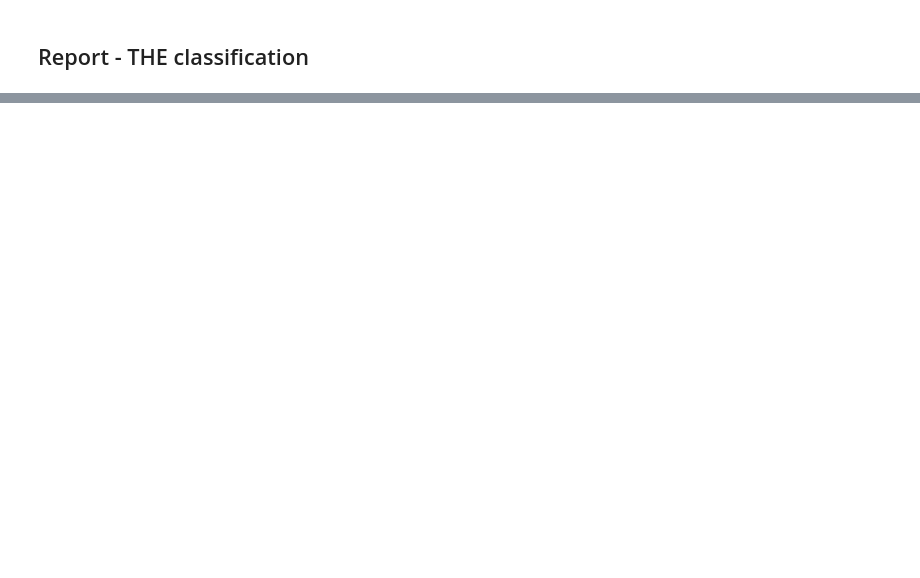
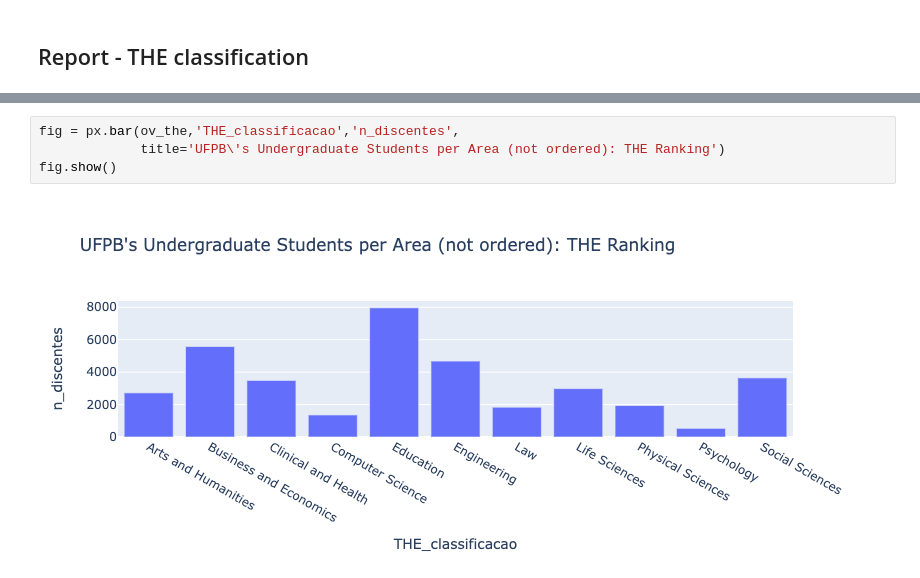
Before and after one commit to gcpeixoto/odi-ufpb, a Jupyter notebook: ipynb/scrape-undergrads-staff.ipynb, the cells around one changed output, grey strips where cells are left out. Saved outputs shown, nothing was run; the diff lists cells and outputs as text; blank space fills up the shorter version.

```diff
--- a/ipynb/scrape-undergrads-staff.ipynb
+++ b/ipynb/scrape-undergrads-staff.ipynb
@@ -153,0 +196,6 @@ df_the.to_excel(file_save,index=False)
+# %%
+fig = px.bar(ov_the,'THE_classificacao','n_discentes',
+             title='UFPB\'s Undergraduate Students per Area (not ordered): THE Ranking')
+fig.show()
+# %% [output]
+[figure, added]
```
Also changed, not shown: parts of 11 cells of this notebook, 1 other file.
